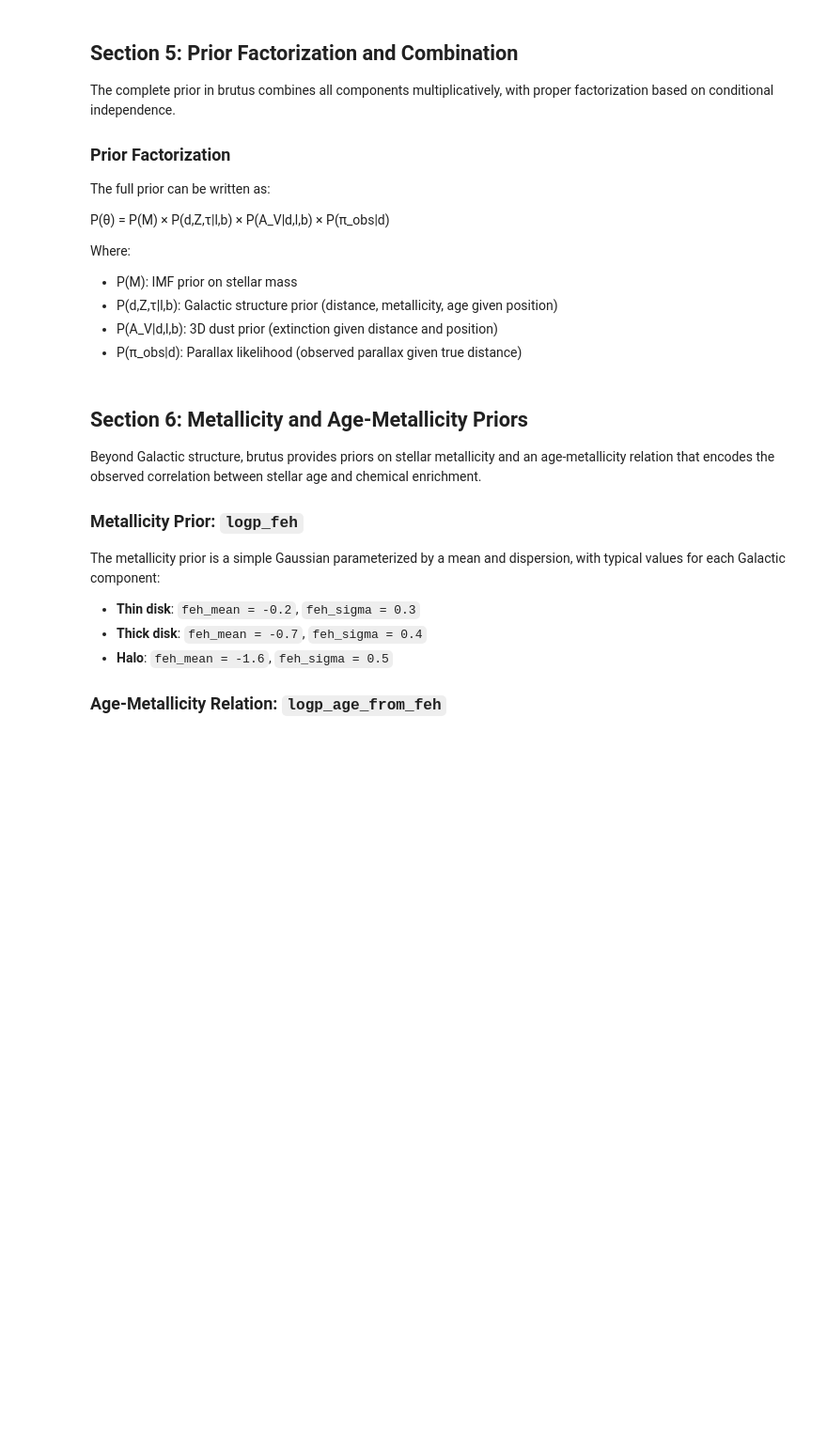
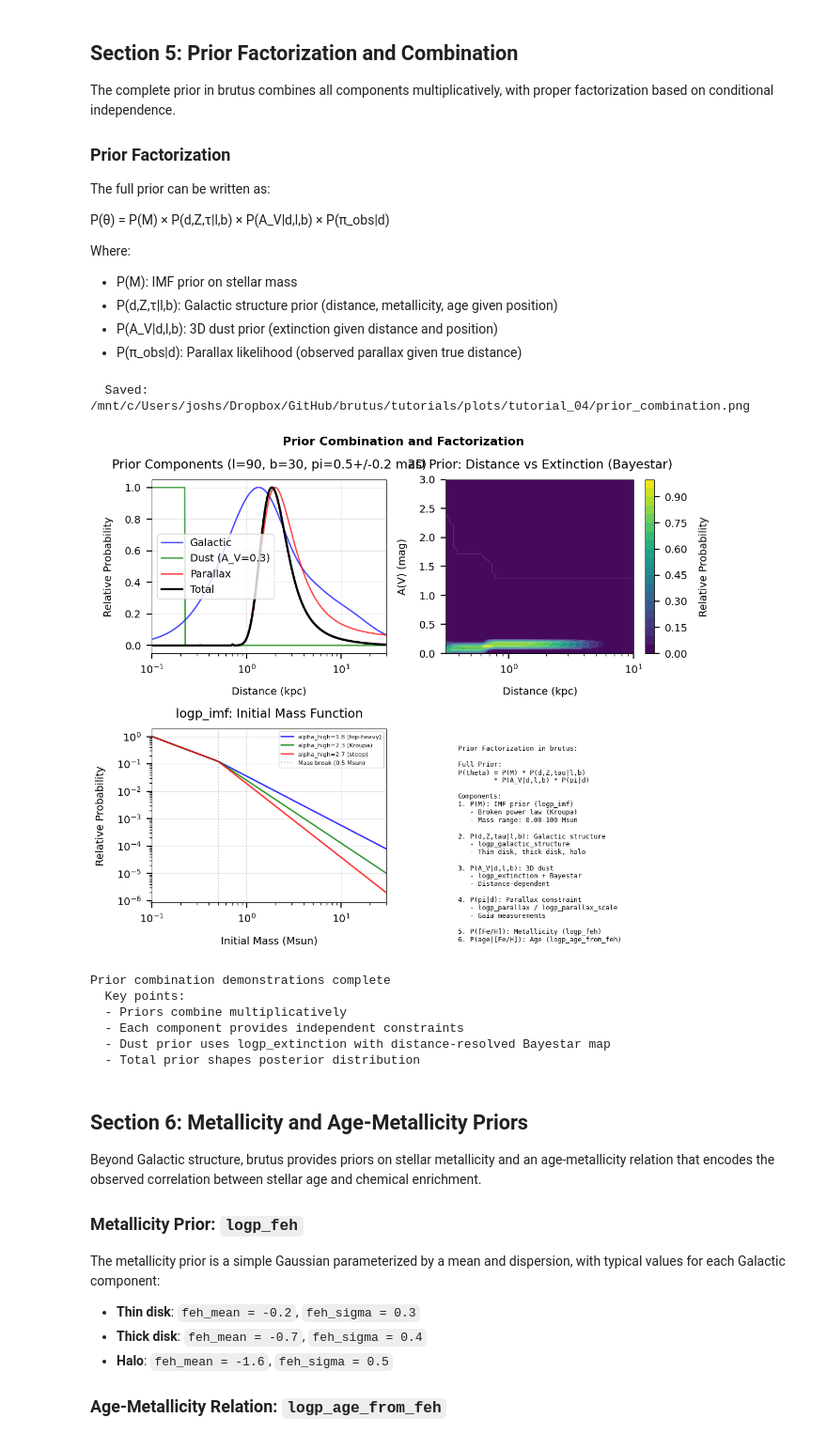
Before and after one commit to joshspeagle/brutus, a Jupyter notebook: tutorials/tutorial_04_galactic_priors.ipynb, the cells around one changed output. Shown at 94% size. Drawn from its saved outputs; the diff is of its cells as text; code cells hidden in the pictures; blank space fills up the shorter version.

```diff
--- a/tutorials/tutorial_04_galactic_priors.ipynb
+++ b/tutorials/tutorial_04_galactic_priors.ipynb
@@ -583,10 +629,10 @@ Where:
 - P(A_V|d,l,b): 3D dust prior (extinction given distance and position)
 - P(π_obs|d): Parallax likelihood (observed parallax given true distance)
 # %%
-# Demonstrate prior combination
-# Note: We combine individual prior components manually, as brutus
-# applies them internally during BruteForce fitting.
+# Demonstrate prior combination using real brutus prior functions.
+# The `dustmap` variable was loaded in the Bayestar cell above.
 
+from brutus.priors.extinction import logp_extinction
 from brutus.priors.stellar import logp_imf
 
 # Create combined prior visualization
@@ -606,9 +652,20 @@ with warnings.catch_warnings():
     warnings.simplefilter("ignore")
     lnp_gal = logp_galactic_structure(distances, coord)
 
-# Dust (simplified model -- full Bayestar gives per-sightline profiles)
-av_mean = 0.3 * (1 - np.exp(-distances / 3.0))
-lnp_dust = -0.5 * (av_mean / 0.2)**2
+# 3D dust extinction prior using logp_extinction
+# Evaluate P(A_V=0.3 | d, l, b) -- how likely is A_V=0.3 at each distance?
+av_test = 0.3
+if dust_available and dustmap is not None:
+    # Use real Bayestar dust map with distance-dependent profiles
+    lnp_dust = logp_extinction(
+        np.full_like(distances, av_test), dustmap, coord, distance=distances
+    )
+    dust_label = f'Dust (A_V={av_test})'
+else:
+    # Synthetic fallback
+    av_expected = 0.3 * (1 - np.exp(-distances / 3.0))
+    lnp_dust = -0.5 * ((av_test - av_expected) / 0.2)**2
+    dust_label = f'Dust (A_V={av_test}, synthetic)'
 
 # Parallax constraint using brutus logp_parallax
 # Use moderate uncertainty so all three components contribute visibly
@@ -627,7 +684,7 @@ p_parallax = np.exp(lnp_par - np.max(lnp_par))
 p_total = np.exp(lnp_total - np.max(lnp_total))
 
 ax.plot(distances, p_gal, 'b-', lw=2, alpha=0.7, label='Galactic')
-ax.plot(distances, p_dust, 'g-', lw=2, alpha=0.7, label='Dust')
+ax.plot(distances, p_dust, 'g-', lw=2, alpha=0.7, label=dust_label)
 ax.plot(distances, p_parallax, 'r-', lw=2, alpha=0.7, label='Parallax')
 ax.plot(distances, p_total, 'k-', lw=3, label='Total')
 
@@ -646,14 +703,28 @@ d_grid = np.logspace(-0.5, 1, 50)
 av_grid = np.linspace(0, 3, 50)
 D, AV = np.meshgrid(d_grid, av_grid)
 
-# Compute 2D prior (simplified Galactic + dust model for illustration)
-lnp_2d = np.zeros_like(D)
-for i in range(len(d_grid)):
-    for j in range(len(av_grid)):
-        lnp_gal_ij = -0.5 * ((D[j, i] - 1.0) / 2.0)**2
-        av_expected = 0.3 * (1 - np.exp(-D[j, i] / 3.0))
-        lnp_dust_ij = -0.5 * ((AV[j, i] - av_expected) / 0.2)**2
-        lnp_2d[j, i] = lnp_gal_ij + lnp_dust_ij
+if dust_available and dustmap is not None:
+    # Use real Bayestar dust map for the 2D prior surface
+    # Evaluate logp_extinction for all (A_V, distance) pairs
+    lnp_2d = np.zeros_like(D)
+    for i in range(len(d_grid)):
+        # For each distance column, evaluate the dust prior for all A_V values
+        lnp_gal_col = -0.5 * ((d_grid[i] - 1.0) / 2.0)**2
+        lnp_dust_col = logp_extinction(
+            av_grid, dustmap, coord, distance=d_grid[i]
+        )
+        lnp_2d[:, i] = lnp_gal_col + lnp_dust_col
+    panel2_title = '2D Prior: Distance vs Extinction (Bayestar)'
+else:
+    # Synthetic fallback
+    lnp_2d = np.zeros_like(D)
+    for i in range(len(d_grid)):
+        for j in range(len(av_grid)):
+            lnp_gal_ij = -0.5 * ((D[j, i] - 1.0) / 2.0)**2
+            av_expected = 0.3 * (1 - np.exp(-D[j, i] / 3.0))
+            lnp_dust_ij = -0.5 * ((AV[j, i] - av_expected) / 0.2)**2
+            lnp_2d[j, i] = lnp_gal_ij + lnp_dust_ij
+    panel2_title = '2D Prior: Distance vs Extinction (synthetic)'
 
 p_2d = np.exp(lnp_2d - np.max(lnp_2d))
 contours = ax.contourf(D, AV, p_2d, levels=20, cmap='viridis')
@@ -661,7 +732,7 @@ ax.contour(D, AV, p_2d, levels=10, colors='white', alpha=0.3, linewidths=0.5)
 
 ax.set_xlabel('Distance (kpc)')
 ax.set_ylabel('A(V) (mag)')
-ax.set_title('2D Prior: Distance vs Extinction')
+ax.set_title(panel2_title)
 ax.set_xscale('log')
 plt.colorbar(contours, ax=ax, label='Relative Probability')
 
@@ -703,33 +774,43 @@ Components:
    - Mass range: 0.08-100 Msun
 
 2. P(d,Z,tau|l,b): Galactic structure
    - logp_galactic_structure
    - Thin disk, thick disk, halo
 
 3. P(A_V|d,l,b): 3D dust
    - logp_extinction + Bayestar
    - Distance-dependent
 
 4. P(pi|d): Parallax constraint
    - logp_parallax / logp_parallax_scale
    - Gaia measurements
 
 5. P([Fe/H]): Metallicity (logp_feh)
 6. P(age|[Fe/H]): Age (logp_age_from_feh)
 """
 
 ax.text(0.05, 0.95, combination_text, transform=ax.transAxes,
        fontsize=9, va='top', family='monospace')
 
 plt.suptitle('Prior Combination and Factorization', fontsize=16, fontweight='bold')
 save_figure(fig, 'prior_combination')
 plt.show()
 
 print("\nPrior combination demonstrations complete")
 print("  Key points:")
 print("  - Priors combine multiplicatively")
 print("  - Each component provides independent constraints")
+print("  - Dust prior uses logp_extinction with distance-resolved Bayestar map")
 print("  - Total prior shapes posterior distribution")
+# %% [output]
+  Saved: /mnt/c/Users/joshs/Dropbox/GitHub/brutus/tutorials/plots/tutorial_04/prior_combination.png
+[figure, added]
+Prior combination demonstrations complete
+  Key points:
+  - Priors combine multiplicatively
+  - Each component provides independent constraints
+  - Dust prior uses logp_extinction with distance-resolved Bayestar map
+  - Total prior shapes posterior distribution
 # %% [markdown]
 ## Section 6: Metallicity and Age-Metallicity Priors
 
```
Also changed, not shown: parts of 8 cells of this notebook, 4 other files.
